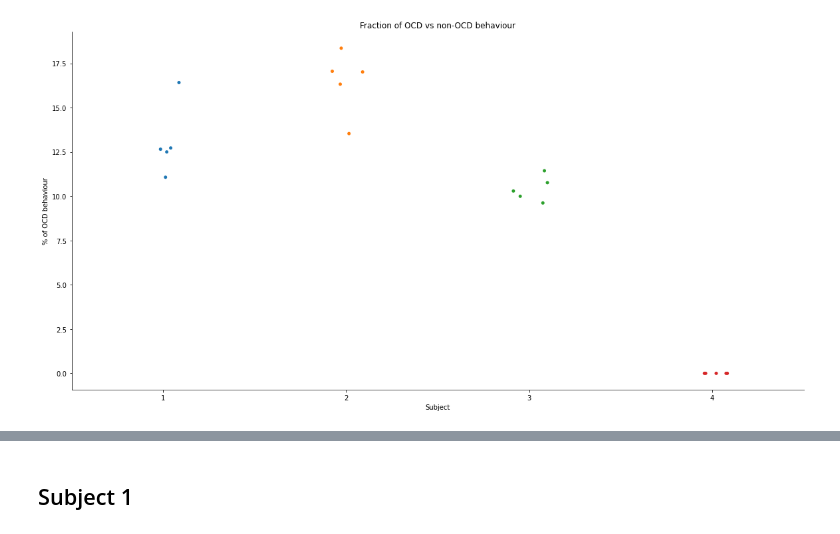
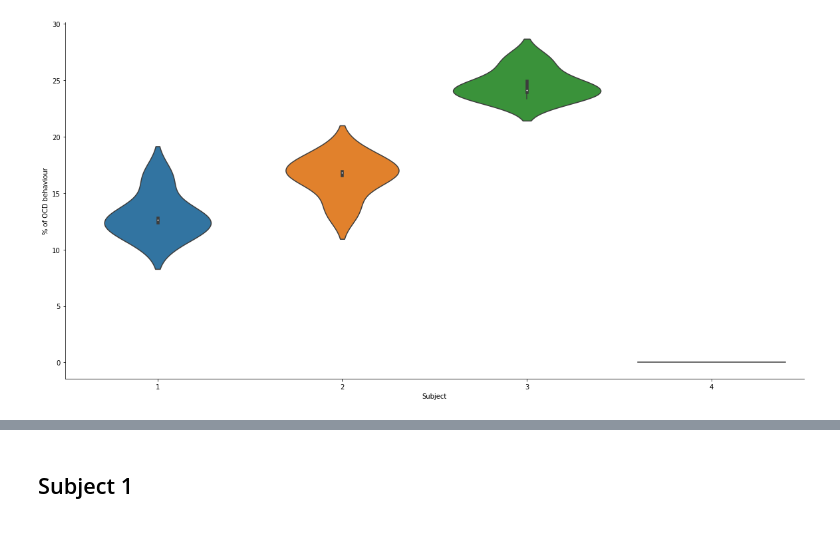
Before and after one commit to Lando-L/ocd-detection, a Jupyter notebook: Augmentation - Non OCD.ipynb, the cells around one changed output, grey strips where cells are left out. Saved outputs shown, nothing was run; the diff lists cells and outputs as text; code cells hidden in the pictures.

```diff
--- a/Augmentation - Non OCD.ipynb
+++ b/Augmentation - Non OCD.ipynb
@@ -17,7 +17,7 @@ def read_meta(path):
 # %%
 meta = [
     [
-        read_meta(f'./data/non_ocd_subject/S{subject}-ADL{run}-META.csv')
+        read_meta(f'/opportunity/augmented/including_original/S{subject}-ADL{run}-META.csv')
         for run in range(1, 6)
     ]
     for subject in range(1, 5)
@@ -25,13 +25,18 @@ meta = [
 # %%
 data = np.array([[run['ocd'].sum() / len(run) * 100 for run in adl] for adl in meta]).T
 
-grid = sns.catplot(data=pd.DataFrame(data, columns=range(1, 5)), height=8, aspect=2)
+grid = sns.catplot(
+    data=pd.DataFrame(data, columns=range(1, 5)),
+    height=8,
+    aspect=2,
+    kind='violin'
+)
+
 grid.set(
-    title='Fraction of OCD vs non-OCD behaviour',
     xlabel='Subject',
     ylabel='% of OCD behaviour'
 )
 
-plt.show()
+plt.savefig('/ocd-detection/docs/pos-neg.png', bbox_inches='tight')
 # %% [output]
-[figure, old version]
+[figure, new version]
```
Also changed, not shown: parts of 5 cells of this notebook, 33 other files.
